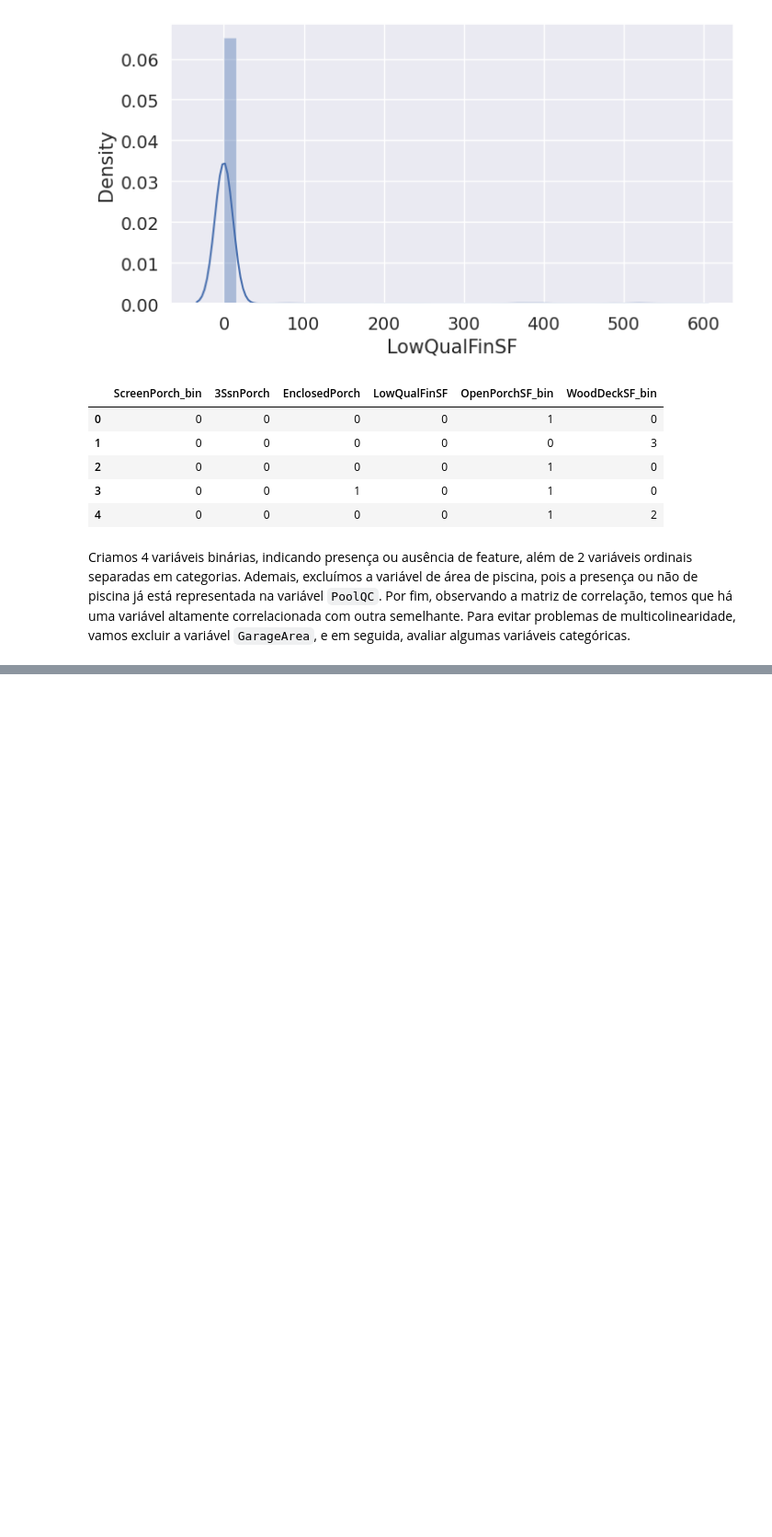
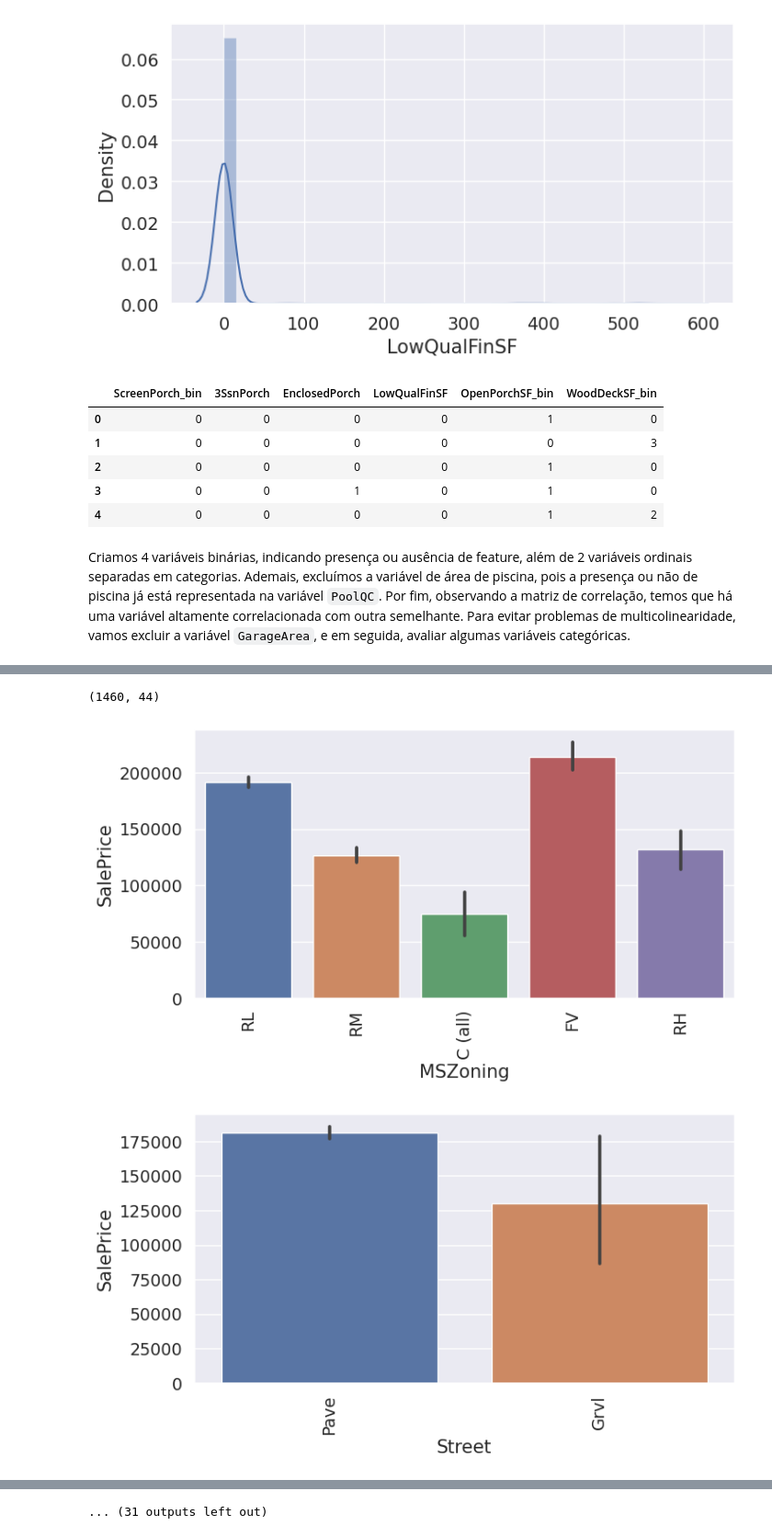
Before and after one commit to thomaschiari/ML_AI-Training, a Jupyter notebook: M1-Introduction/Exploratory-Preprocessing.ipynb, the cells around one changed output, grey strips where cells are left out. Shown at 92% size. Drawn from its saved outputs; the diff is of its cells as text; code cells hidden in the pictures; blank space fills up the shorter version.

```diff
--- a/M1-Introduction/Exploratory-Preprocessing.ipynb
+++ b/M1-Introduction/Exploratory-Preprocessing.ipynb
@@ -381,15 +404,27 @@ for var in vars_zero:
 [figure]
 [figure]
 # %%
-df_num.drop('PoolArea', axis=1, inplace=True)
+# Removendo os desnecessários.
+df.drop('PoolArea', axis=1, inplace=True)
+df_t.drop('PoolArea', axis=1, inplace=True)
 
-df_num['ScreenPorch_bin'] = np.where(df_num['ScreenPorch'] > 0, 1, 0)
-df_num['3SsnPorch'] = np.where(df_num['3SsnPorch'] > 0, 1, 0)
-df_num['EnclosedPorch'] = np.where(df_num['EnclosedPorch'] > 0, 1, 0)
-df_num['LowQualFinSF'] = np.where(df_num['LowQualFinSF'] > 0, 1, 0)
+# Criando as variáveis binárias.
+df['ScreenPorch_bin'] = np.where(df['ScreenPorch'] > 0, 1, 0)
+df['3SsnPorch'] = np.where(df['3SsnPorch'] > 0, 1, 0)
+df['EnclosedPorch'] = np.where(df['EnclosedPorch'] > 0, 1, 0)
+df['LowQualFinSF'] = np.where(df['LowQualFinSF'] > 0, 1, 0)
+df_t['ScreenPorch_bin'] = np.where(df_t['ScreenPorch'] > 0, 1, 0)
+df_t['3SsnPorch'] = np.where(df_t['3SsnPorch'] > 0, 1, 0)
+df_t['EnclosedPorch'] = np.where(df_t['EnclosedPorch'] > 0, 1, 0)
+df_t['LowQualFinSF'] = np.where(df_t['LowQualFinSF'] > 0, 1, 0)
 
-df_num['OpenPorchSF_bin'] = pd.cut(df_num['OpenPorchSF'], bins=[-1, 0, 100, 200, 500], labels=[0, 1, 2, 3])
-df_num['WoodDeckSF_bin'] = pd.cut(df_num['WoodDeckSF'], bins=[-1, 0, 100, 200, 500], labels=[0, 1, 2, 3])
+# Criando variáveis com bins.
+df['OpenPorchSF_bin'] = pd.cut(df['OpenPorchSF'], bins=[-1, 0, 100, 200, 500], labels=[0, 1, 2, 3])
+df['WoodDeckSF_bin'] = pd.cut(df['WoodDeckSF'], bins=[-1, 0, 100, 200, 500], labels=[0, 1, 2, 3])
+df_t['OpenPorchSF_bin'] = pd.cut(df_t['OpenPorchSF'], bins=[-1, 0, 100, 200, 500], labels=[0, 1, 2, 3])
+df_t['WoodDeckSF_bin'] = pd.cut(df_t['WoodDeckSF'], bins=[-1, 0, 100, 200, 500], labels=[0, 1, 2, 3])
+
+df_num = df.select_dtypes(exclude='object')
 
 df_num[['ScreenPorch_bin', '3SsnPorch', 'EnclosedPorch', 'LowQualFinSF', 'OpenPorchSF_bin', 'WoodDeckSF_bin']].head()
 # %% [output]
@@ -402,4 +437,5 @@ df_num[['ScreenPorch_bin', '3SsnPorch', 'EnclosedPorch', 'LowQualFinSF', 'OpenPo
 # %% [markdown]
 Criamos 4 variáveis binárias, indicando presença ou ausência de feature, além de 2 variáveis ordinais separadas em categorias. Ademais, excluímos a variável de área de piscina, pois a presença ou não de piscina já está representada na variável `PoolQC`. Por fim, observando a matriz de correlação, temos que há uma variável altamente correlacionada com outra semelhante. Para evitar problemas de multicolinearidade, vamos excluir a variável `GarageArea`, e em seguida, avaliar algumas variáveis categóricas.
 # %%
-df_num.drop('GarageArea', axis=1, inplace=True)
+df.drop('GarageArea', axis=1, inplace=True)
+df_t.drop('GarageArea', axis=1, inplace=True)
@@ -407,0 +446,4 @@ df_num.drop('GarageArea', axis=1, inplace=True)
+# %%
+df_cat = df.select_dtypes(include='object')
+df_cat['SalePrice'] = df['SalePrice']
+df_cat.head()
@@ -407,0 +458,13 @@ df_num.drop('GarageArea', axis=1, inplace=True)
+# %%
+df_cat.shape
+# %% [output]
+(1460, 44)
+# %%
+for var in var_cat:
+    plt.figure(figsize=(8,4))
+    sns.barplot(x=var, y='SalePrice', data=df_cat)
+    plt.xticks(rotation=90)
+    plt.show()
+# %% [output]
+[figure, added]
+[figure, added]
@@ -407,0 +481 @@ df_num.drop('GarageArea', axis=1, inplace=True)
+... (31 outputs left out)
```
Also changed, not shown: parts of 23 cells of this notebook, 3 other files.
